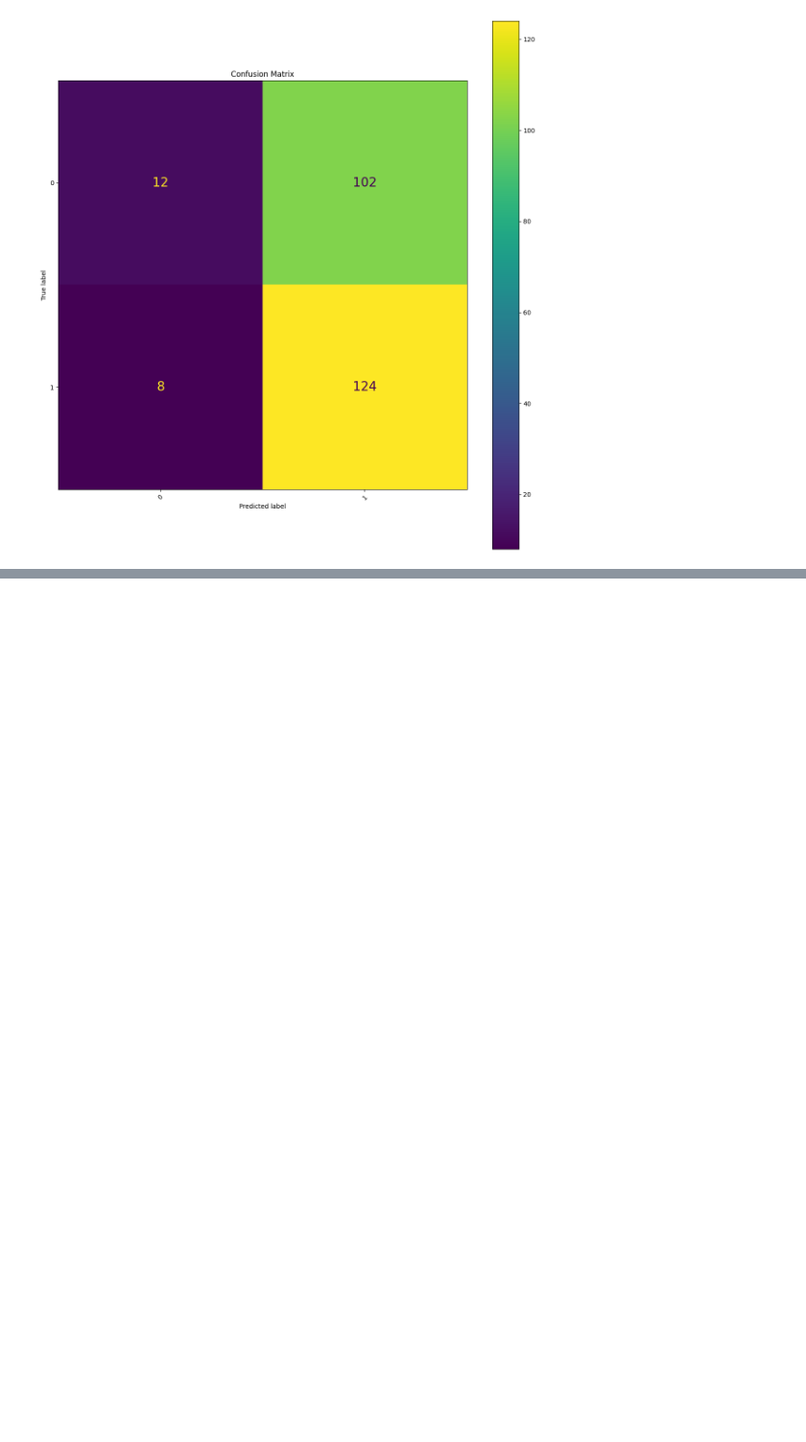
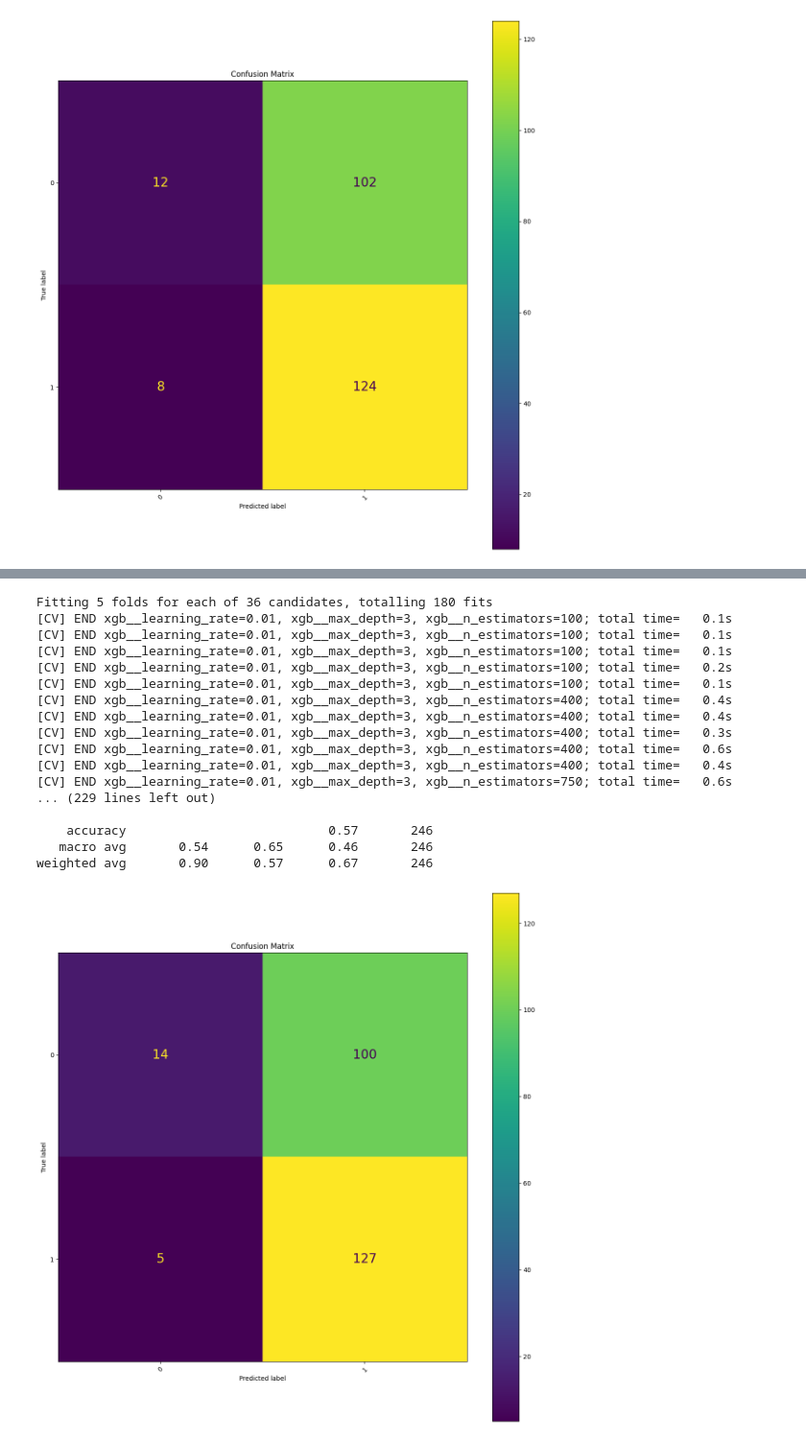
Before and after one commit to yvanlonginjr/market-sentiment-predictor, a Jupyter notebook: notebooks/Market_Sentiment_Predictor_Pipeline.ipynb, the cells around one changed output, grey strips where cells are left out. Shown at 96% size. Cells and saved outputs as stored; diff of their text form; code cells hidden in the pictures; blank space fills up the shorter version.

```diff
--- a/notebooks/Market_Sentiment_Predictor_Pipeline.ipynb
+++ b/notebooks/Market_Sentiment_Predictor_Pipeline.ipynb
@@ -1888,0 +1922,72 @@ weighted avg       0.87      0.55      0.65       246
+# %%
+# Define the hyperparameter grid to search
+
+pipe = Pipeline([
+    ('scaler', StandardScaler()),
+    ('xgb', XGBClassifier(eval_metric='logloss'))
+])
+
+param_grid = {
+    'xgb__n_estimators': [100, 400, 750],
+    'xgb__max_depth': [3, 4, 5],
+    'xgb__learning_rate': [0.01, 0.02, 0.05, 0.10]
+}
+
+scoring = {
+    'accuracy': make_scorer(accuracy_score),
+    'f1': make_scorer(f1_score, pos_label=1)   # or pos_label=1 if encoded
+}
+
+cv = StratifiedKFold(n_splits=5, shuffle=True, random_state=42)
+
+
+# Create the GridSearchCV object
+grid_search = GridSearchCV(
+    estimator=pipe,
+    param_grid=param_grid,
+    cv = cv,                 # 5-fold cross-validation
+    scoring=scoring,   # print f1 and accuracy
+    refit = 'accuracy',
+    return_train_score=True,
+    verbose=2
+)
+
+# Fit to training data
+cleaned_com_train_df = pd.DataFrame(cleaned_com_train)
+grid_search.fit(cleaned_com_train_df, train_y)
+
+# Best hyperparameters
+print("Best Hyperparameters:", grid_search.best_params_)
+
+# Print performance metrics for cross-fold validation
+pd.set_option('display.max_colwidth', None)
+pd.set_option('display.max_columns', None)
+pd.set_option('display.width', 2000)
+results = pd.DataFrame(grid_search.cv_results_)
+summary = results[['params', 'mean_test_accuracy', 'mean_test_f1', 'mean_train_accuracy', 'mean_train_f1']]
+print(summary.sort_values(by='mean_test_accuracy', ascending=False))
+
+
+# Best model
+best_xgb = grid_search.best_estimator_
+
+fit_model(best_xgb, cleaned_com_train, cleaned_com_val)
+# %% [output]
+Fitting 5 folds for each of 36 candidates, totalling 180 fits
+[CV] END xgb__learning_rate=0.01, xgb__max_depth=3, xgb__n_estimators=100; total time=   0.1s
+[CV] END xgb__learning_rate=0.01, xgb__max_depth=3, xgb__n_estimators=100; total time=   0.1s
+[CV] END xgb__learning_rate=0.01, xgb__max_depth=3, xgb__n_estimators=100; total time=   0.1s
+[CV] END xgb__learning_rate=0.01, xgb__max_depth=3, xgb__n_estimators=100; total time=   0.2s
+[CV] END xgb__learning_rate=0.01, xgb__max_depth=3, xgb__n_estimators=100; total time=   0.1s
+[CV] END xgb__learning_rate=0.01, xgb__max_depth=3, xgb__n_estimators=400; total time=   0.4s
+[CV] END xgb__learning_rate=0.01, xgb__max_depth=3, xgb__n_estimators=400; total time=   0.4s
+[CV] END xgb__learning_rate=0.01, xgb__max_depth=3, xgb__n_estimators=400; total time=   0.3s
+[CV] END xgb__learning_rate=0.01, xgb__max_depth=3, xgb__n_estimators=400; total time=   0.6s
+[CV] END xgb__learning_rate=0.01, xgb__max_depth=3, xgb__n_estimators=400; total time=   0.4s
+[CV] END xgb__learning_rate=0.01, xgb__max_depth=3, xgb__n_estimators=750; total time=   0.6s
+... (229 lines left out)
+
+    accuracy                           0.57       246
+   macro avg       0.54      0.65      0.46       246
+weighted avg       0.90      0.57      0.67       246
+[figure, added]
```
Also changed, not shown: parts of 6 cells of this notebook.
